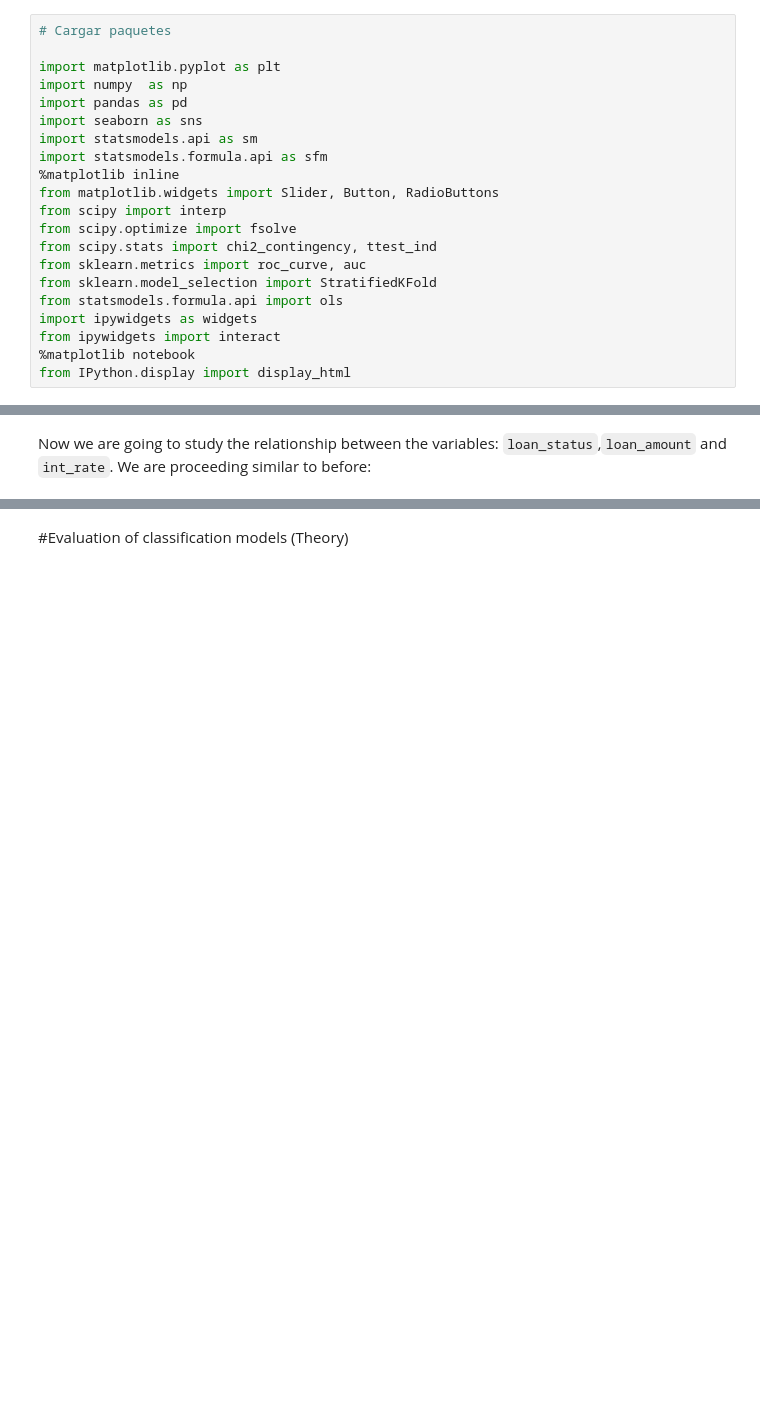
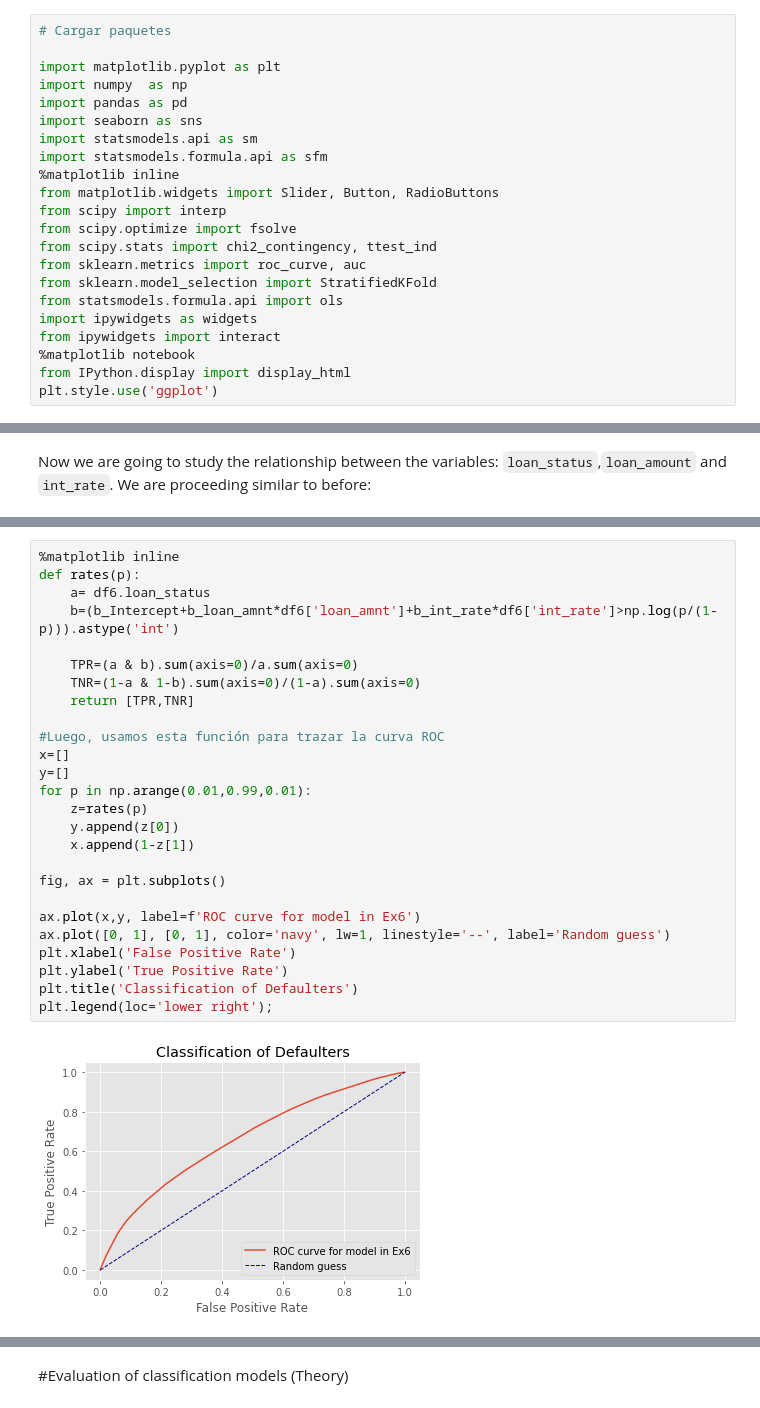
Before and after one commit to ancastillar/How-important-is-the-income-source-of-a-loan-applicant-, a Jupyter notebook: Model_LOAN.ipynb, the cells around one changed output, grey strips where cells are left out. Drawn from its saved outputs; the diff is of its cells as text; blank space fills up the shorter version.

```diff
--- a/Model_LOAN.ipynb
+++ b/Model_LOAN.ipynb
@@ -21,6 +21,7 @@ import ipywidgets as widgets
 from ipywidgets import interact
 %matplotlib notebook
 from IPython.display import display_html
+plt.style.use('ggplot')
 # %% [markdown]
 # LOGISTIC REGRESSION
 # %% [markdown]
@@ -148,0 +154,28 @@ Logit Regression Results
+# %%
+%matplotlib inline
+def rates(p):
+    a= df6.loan_status
+    b=(b_Intercept+b_loan_amnt*df6['loan_amnt']+b_int_rate*df6['int_rate']>np.log(p/(1-p))).astype('int')
+
+    TPR=(a & b).sum(axis=0)/a.sum(axis=0)
+    TNR=(1-a & 1-b).sum(axis=0)/(1-a).sum(axis=0)
+    return [TPR,TNR]
+
+#Luego, usamos esta función para trazar la curva ROC
+x=[]
+y=[]
+for p in np.arange(0.01,0.99,0.01):
+    z=rates(p)
+    y.append(z[0])
+    x.append(1-z[1])
+
+fig, ax = plt.subplots()
+
+ax.plot(x,y, label=f'ROC curve for model in Ex6')
+ax.plot([0, 1], [0, 1], color='navy', lw=1, linestyle='--', label='Random guess')
+plt.xlabel('False Positive Rate')
+plt.ylabel('True Positive Rate')
+plt.title('Classification of Defaulters')
+plt.legend(loc='lower right');
+# %% [output]
+[figure, added]
```
Also changed, not shown: parts of 5 cells of this notebook.
